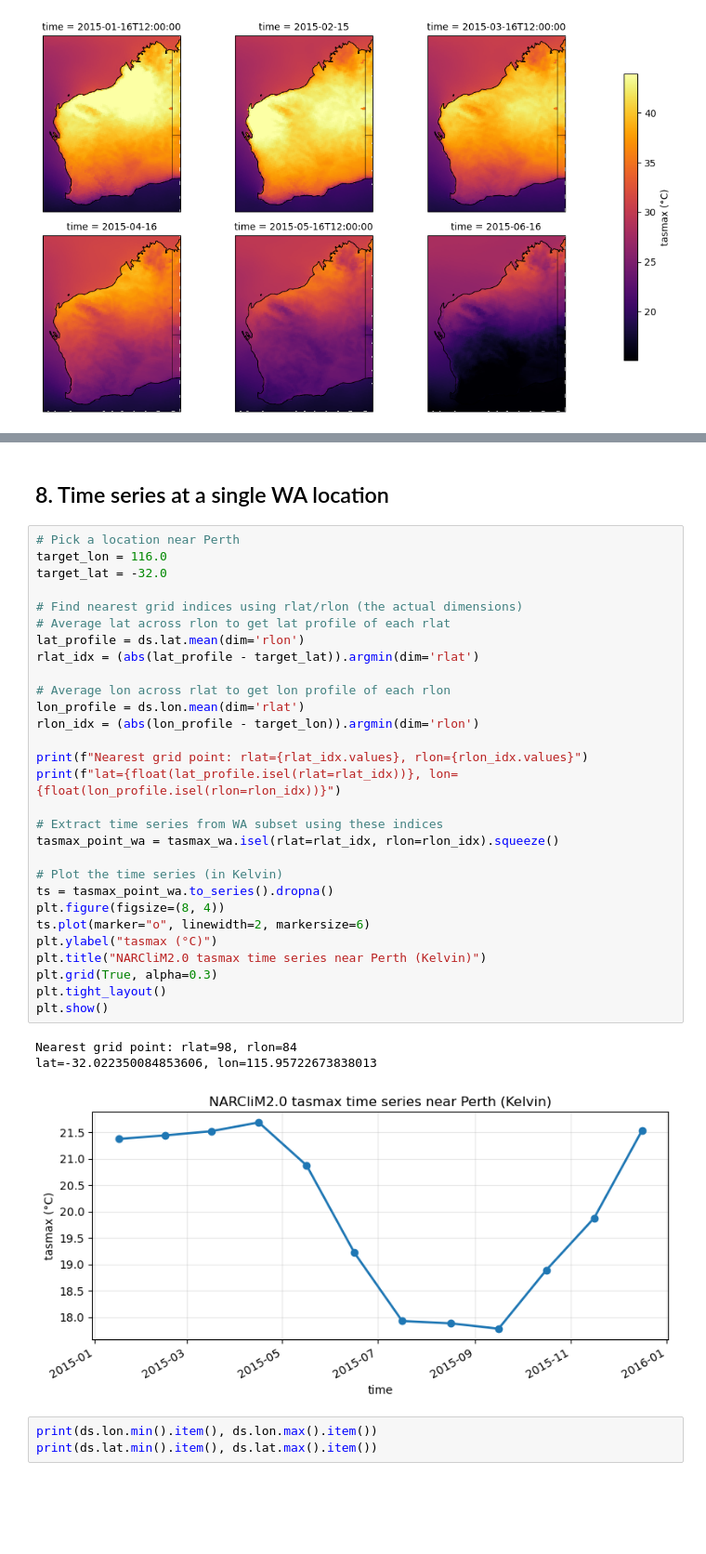
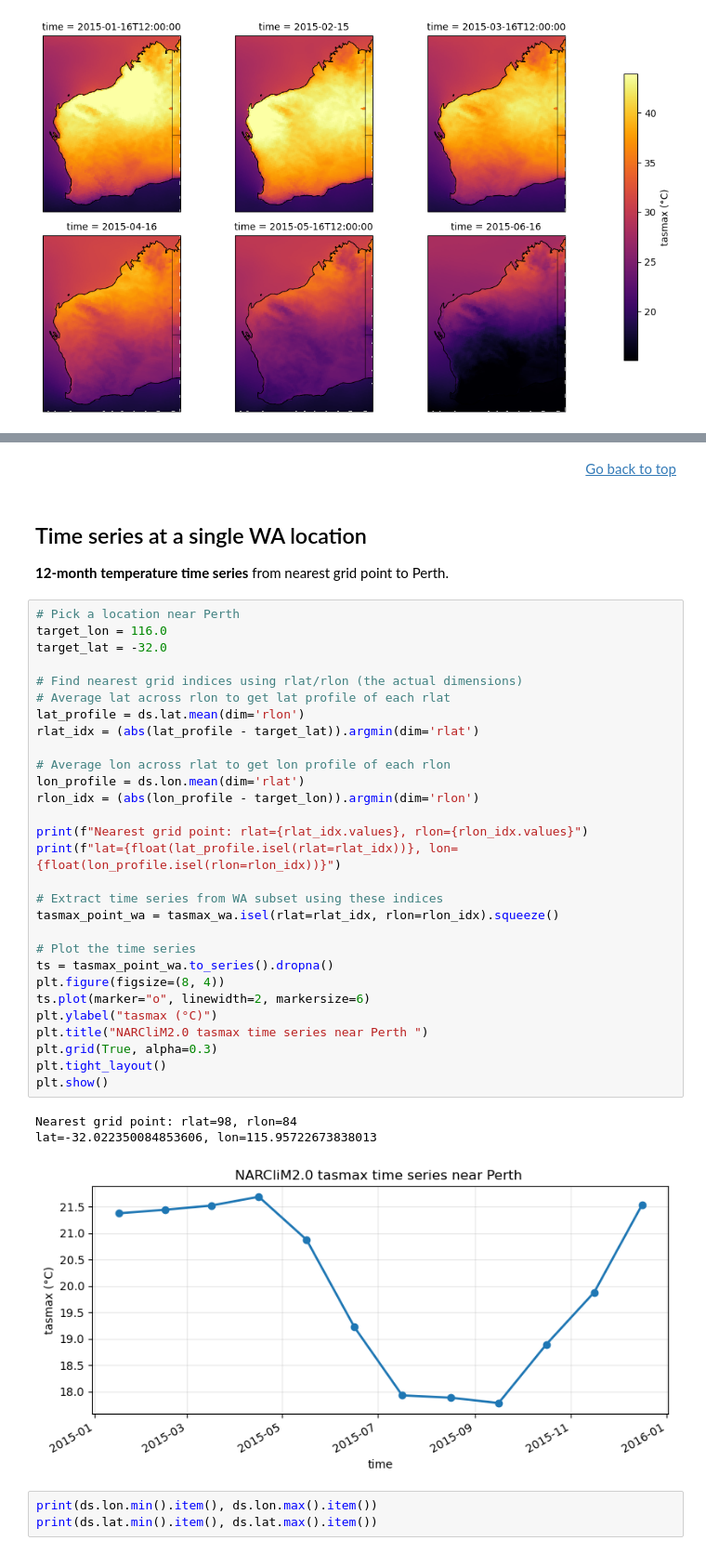
Before and after one commit to DikshaSagar/DWER, a Jupyter notebook: 04_mapping_and_visualisation.ipynb, the cells around one changed output, grey strips where cells are left out. Shown at 93% size. Drawn from its saved outputs; the diff is of its cells as text; blank space fills up the shorter version.

```diff
--- a/04_mapping_and_visualisation.ipynb
+++ b/04_mapping_and_visualisation.ipynb
@@ -181,38 +222,43 @@ plt.show()
+# %% [markdown]
+<div style="text-align: right">
+  <a href="#top">Go back to top</a>
+</div>
 # %% [markdown]
-## 8. Time series at a single WA location
+## Time series at a single WA location
+**12-month temperature time series** from nearest grid point to Perth.
 # %%
 # Pick a location near Perth
 target_lon = 116.0
 target_lat = -32.0
 
 # Find nearest grid indices using rlat/rlon (the actual dimensions)
 # Average lat across rlon to get lat profile of each rlat
 lat_profile = ds.lat.mean(dim='rlon')
 rlat_idx = (abs(lat_profile - target_lat)).argmin(dim='rlat')
 
 # Average lon across rlat to get lon profile of each rlon
 lon_profile = ds.lon.mean(dim='rlat')
 rlon_idx = (abs(lon_profile - target_lon)).argmin(dim='rlon')
 
 print(f"Nearest grid point: rlat={rlat_idx.values}, rlon={rlon_idx.values}")
 print(f"lat={float(lat_profile.isel(rlat=rlat_idx))}, lon={float(lon_profile.isel(rlon=rlon_idx))}")
 
 # Extract time series from WA subset using these indices
 tasmax_point_wa = tasmax_wa.isel(rlat=rlat_idx, rlon=rlon_idx).squeeze()
 
-# Plot the time series (in Kelvin)
+# Plot the time series
 ts = tasmax_point_wa.to_series().dropna()
 plt.figure(figsize=(8, 4))
 ts.plot(marker="o", linewidth=2, markersize=6)
 plt.ylabel("tasmax (°C)")
-plt.title("NARCliM2.0 tasmax time series near Perth (Kelvin)")
+plt.title("NARCliM2.0 tasmax time series near Perth ")
 plt.grid(True, alpha=0.3)
 plt.tight_layout()
 plt.show()
 # %% [output]
 Nearest grid point: rlat=98, rlon=84
 lat=-32.022350084853606, lon=115.95722673838013
-[figure, old version]
+[figure, new version]
 # %%
 print(ds.lon.min().item(), ds.lon.max().item())
 print(ds.lat.min().item(), ds.lat.max().item())
```
Also changed, not shown: parts of 23 cells of this notebook, 4 other files.
